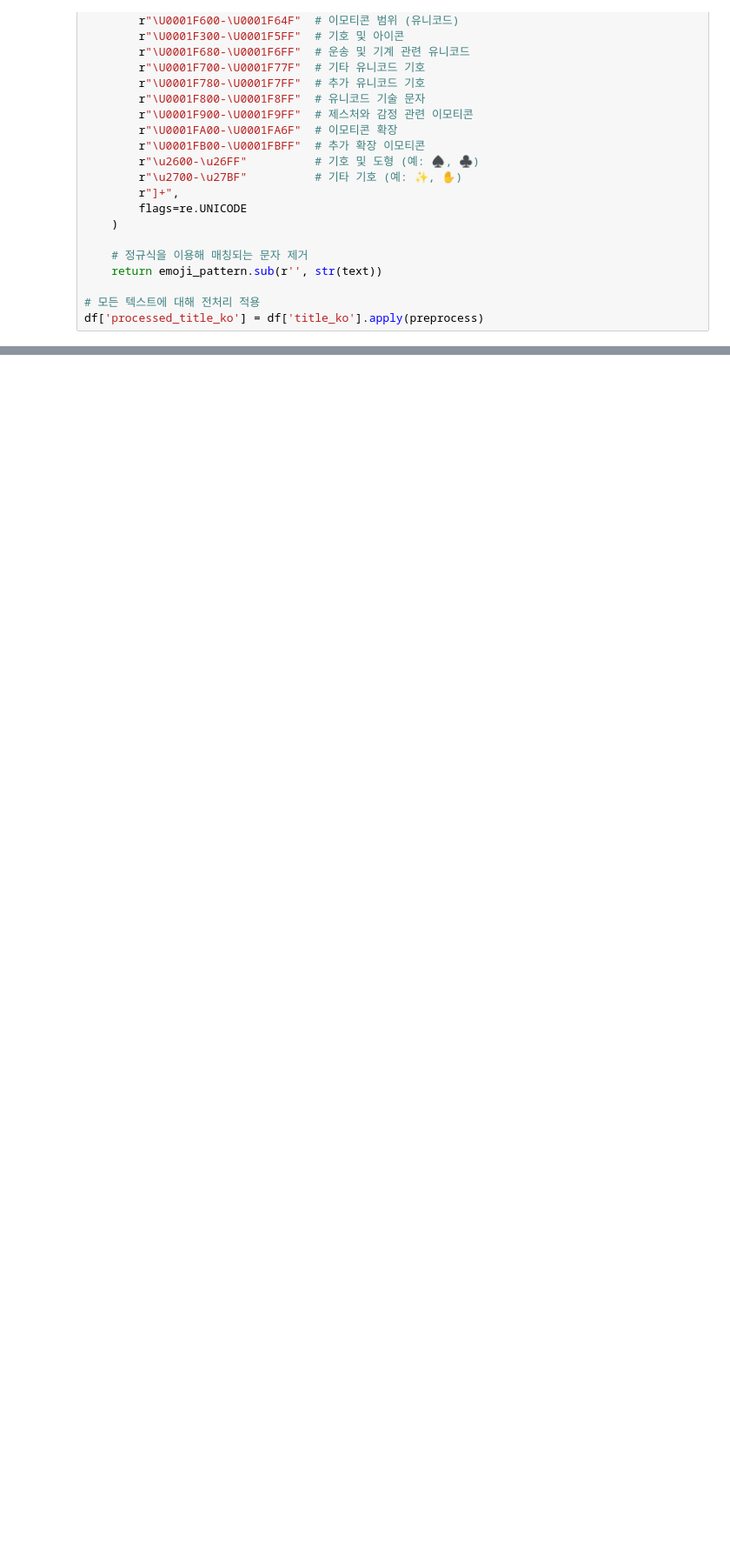
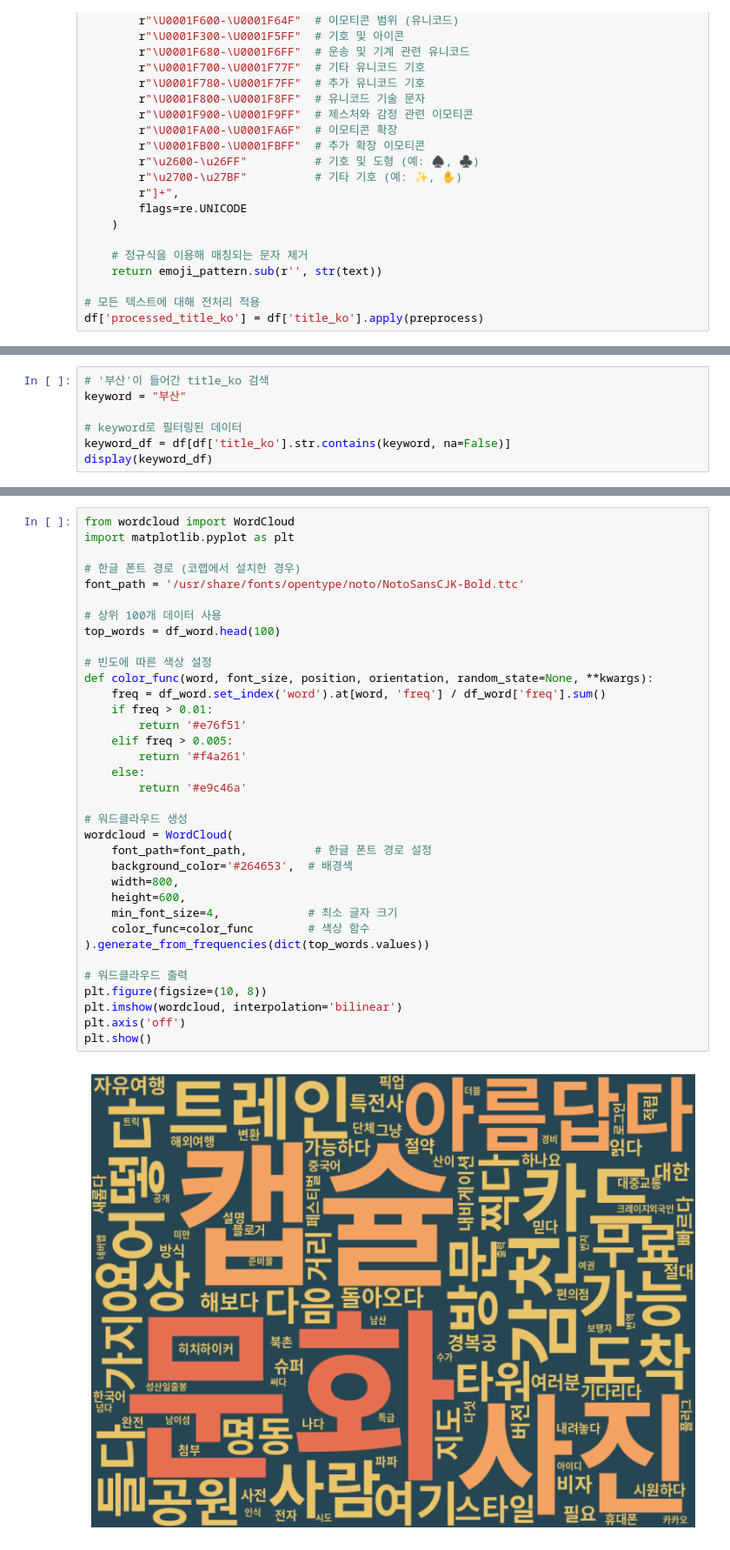
Before and after one commit to kKn00077/techit-travel-data-analysis, a Jupyter notebook: China_Douyin_Txtmining.ipynb, the cells around one changed output, grey strips where cells are left out. Shown: that part at 87% size. Drawn from its saved outputs; the diff is of its cells as text; blank space fills up the shorter version.

```diff
--- a/China_Douyin_Txtmining.ipynb
+++ b/China_Douyin_Txtmining.ipynb
@@ -203,0 +240,7 @@ plt.show()
+# %%
+# '부산'이 들어간 title_ko 검색
+keyword = "부산"
+
+# keyword로 필터링된 데이터
+keyword_df = df[df['title_ko'].str.contains(keyword, na=False)]
+display(keyword_df)
@@ -203,0 +340,37 @@ plt.show()
+# %%
+from wordcloud import WordCloud
+import matplotlib.pyplot as plt
+
+# 한글 폰트 경로 (코랩에서 설치한 경우)
+font_path = '/usr/share/fonts/opentype/noto/NotoSansCJK-Bold.ttc'
+
+# 상위 100개 데이터 사용
+top_words = df_word.head(100)
+
+# 빈도에 따른 색상 설정
+def color_func(word, font_size, position, orientation, random_state=None, **kwargs):
+    freq = df_word.set_index('word').at[word, 'freq'] / df_word['freq'].sum()
+    if freq > 0.01:
+        return '#e76f51'
+    elif freq > 0.005:
+        return '#f4a261'
+    else:
+        return '#e9c46a'
+
+# 워드클라우드 생성
+wordcloud = WordCloud(
+    font_path=font_path,          # 한글 폰트 경로 설정
+    background_color='#264653',  # 배경색
+    width=800,
+    height=600,
+    min_font_size=4,             # 최소 글자 크기
+    color_func=color_func        # 색상 함수
+).generate_from_frequencies(dict(top_words.values))
+
+# 워드클라우드 출력
+plt.figure(figsize=(10, 8))
+plt.imshow(wordcloud, interpolation='bilinear')
+plt.axis('off')
+plt.show()
+# %% [output]
+[figure, added]
```
Also changed, not shown: parts of 7 cells of this notebook.
